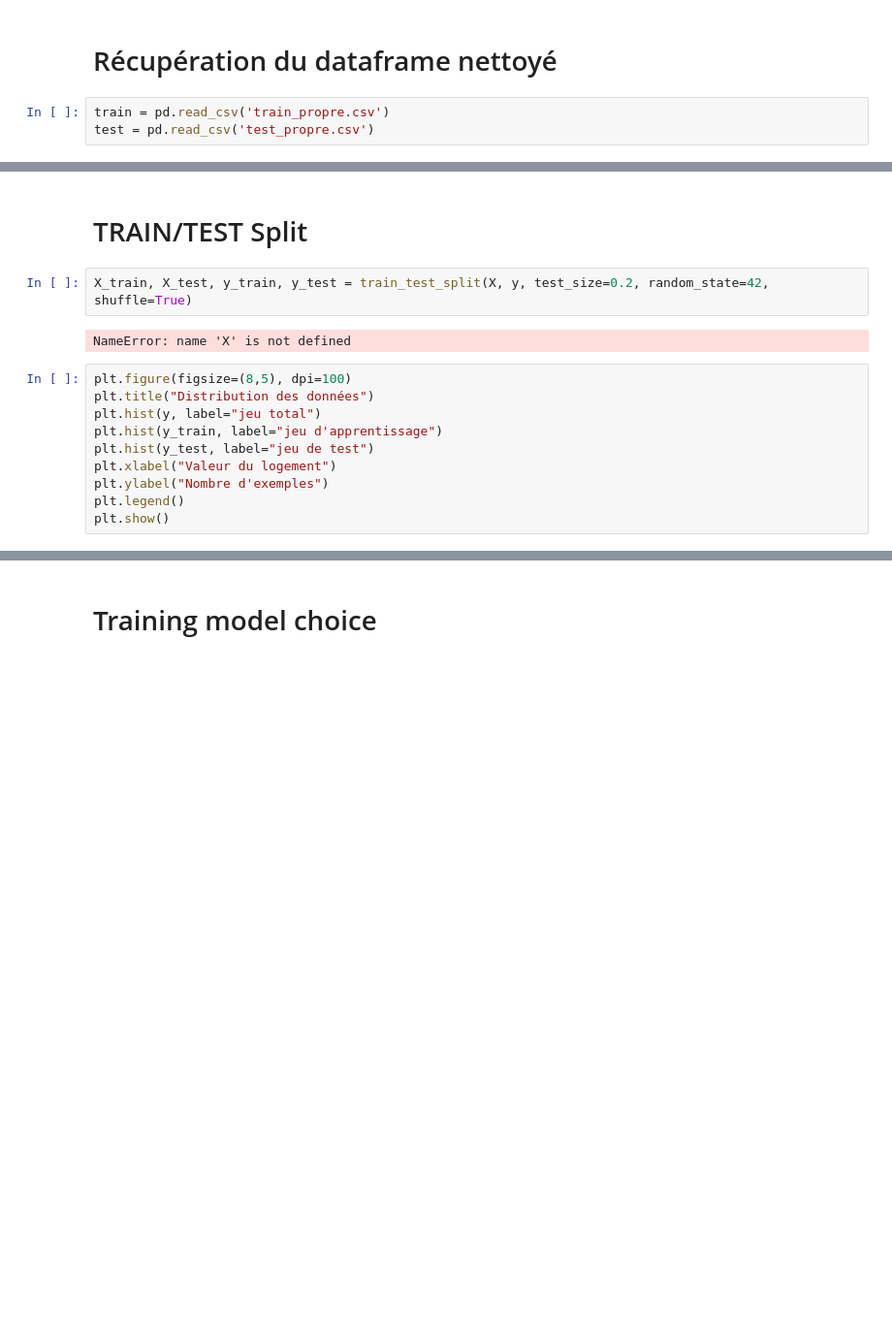
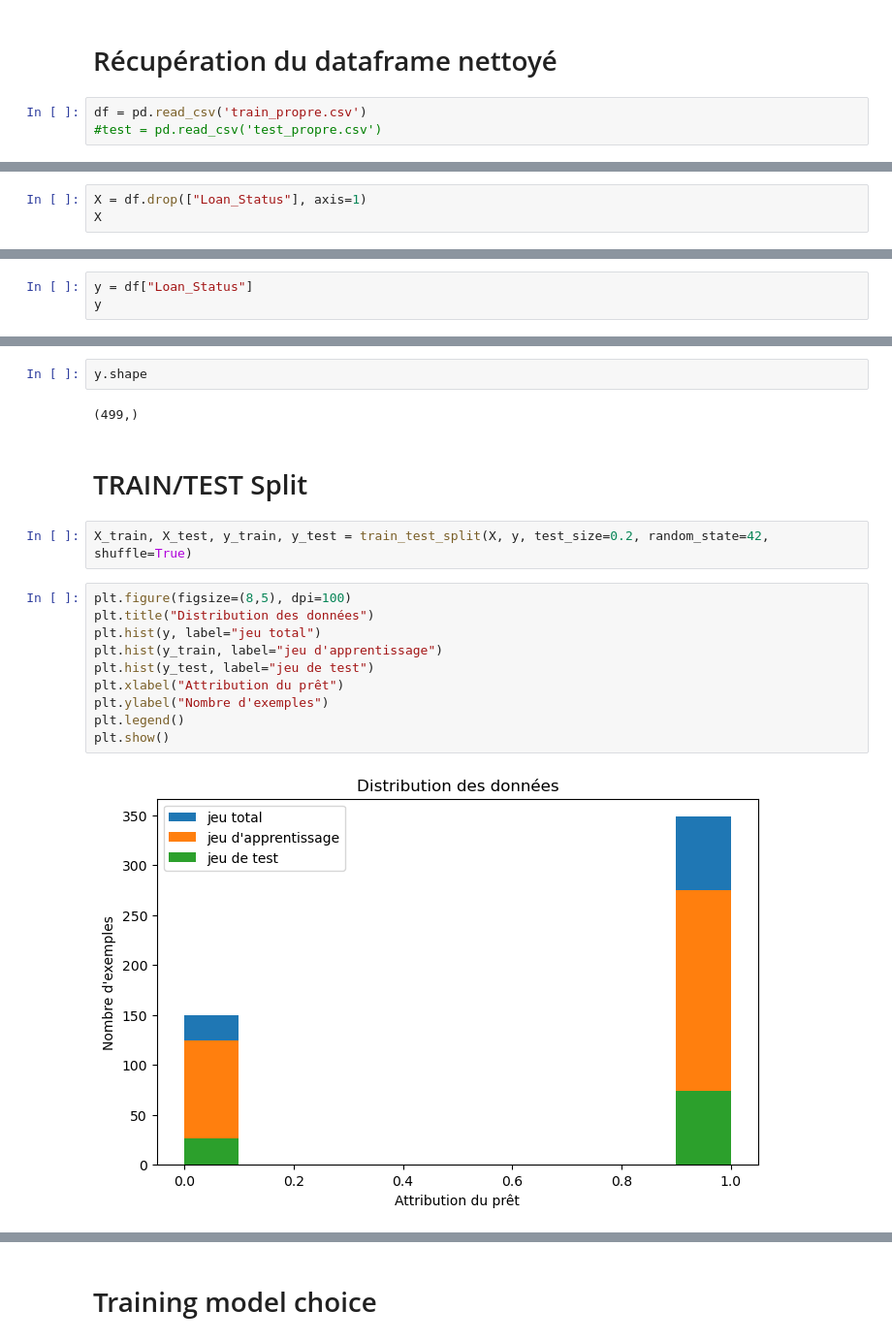
Before and after one commit to AsmaRACHIDI/Projet_Pret_Bancaire, a Jupyter notebook: Training_model.ipynb, the cells around one changed output, grey strips where cells are left out. Shown: that part at 97% size. Cells and saved outputs as stored; diff of their text form; blank space fills up the shorter version.

```diff
--- a/Training_model.ipynb
+++ b/Training_model.ipynb
@@ -20,5 +28,5 @@ warnings.filterwarnings('ignore')
 # %% [markdown]
 # Récupération du dataframe nettoyé
 # %%
-train = pd.read_csv('train_propre.csv')
-test = pd.read_csv('test_propre.csv')
+df = pd.read_csv('train_propre.csv')
+#test = pd.read_csv('test_propre.csv')
@@ -42,0 +44,3 @@ test.head()
+# %%
+X = df.drop(["Loan_Status"], axis=1)
+X
@@ -42,0 +72,3 @@ test.head()
+# %%
+y = df["Loan_Status"]
+y
@@ -43,18 +88,22 @@ test.head()
+# %%
+y.shape
+# %% [output]
+(499,)
 # %% [markdown]
 # TRAIN/TEST Split
 # %%
 X_train, X_test, y_train, y_test = train_test_split(X, y, test_size=0.2, random_state=42, shuffle=True)
-# %% [output]
-NameError: name 'X' is not defined
 # %%
 plt.figure(figsize=(8,5), dpi=100)
 plt.title("Distribution des données")
 plt.hist(y, label="jeu total")
 plt.hist(y_train, label="jeu d'apprentissage")
 plt.hist(y_test, label="jeu de test")
-plt.xlabel("Valeur du logement")
+plt.xlabel("Attribution du prêt")
 plt.ylabel("Nombre d'exemples")
 plt.legend()
 plt.show()
+# %% [output]
+[figure, added]
 # %%
 X_train.shape
```
Also changed, not shown: parts of 79 cells of this notebook, 6 other files.
